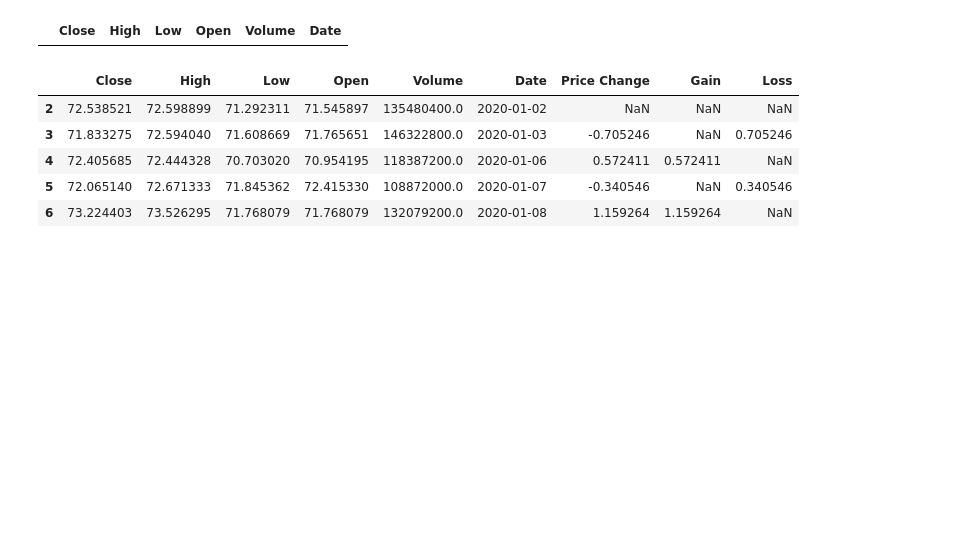
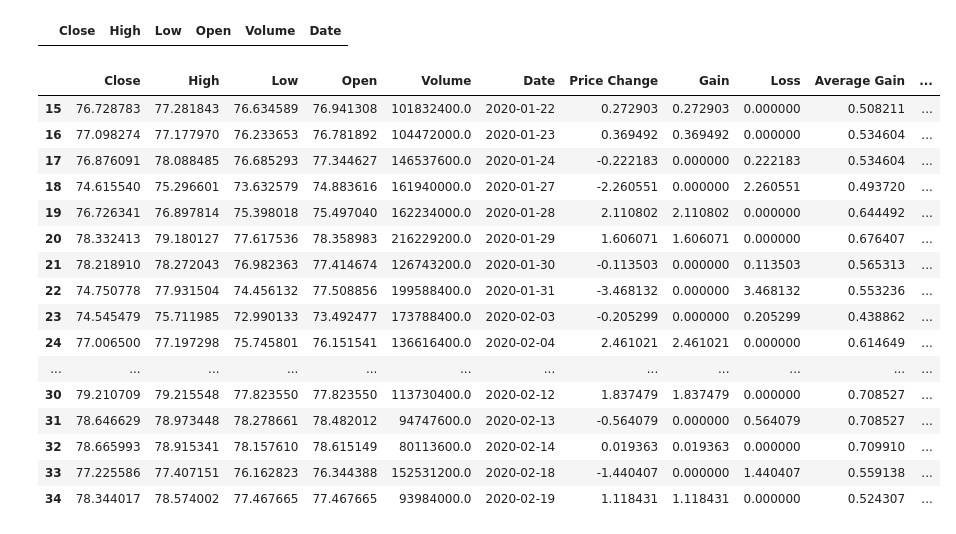
Before and after one commit to jc14-ai/AI-Powered-Stock-Market-Dashboard, a Jupyter notebook: backend/training/model.ipynb, the cells around one changed output. Cells and saved outputs as stored; diff of their text form; code cells hidden in the pictures; blank space fills up the shorter version.

```diff
--- a/backend/training/model.ipynb
+++ b/backend/training/model.ipynb
@@ -152,23 +152,46 @@ df_apple[df_apple['Close'] < 0].head()
 # %% [output]
 |  | Close | High | Low | Open | Volume | Date |
 # %%
-#FEATURE ENGINEERING
+#AAPL FEATURE ENGINEERING
 window = 14
 
-df_apple['Price Change'] = df_apple['Close'].diff()
+df_apple['Price Change'] = df_apple['Close'].diff().fillna(0)
 
 df_apple['Gain'] = df_apple.loc[df_apple['Price Change'] > 0, 'Price Change']
 df_apple['Loss'] = -df_apple.loc[df_apple['Price Change'] < 0, 'Price Change']
+
+df_apple['Gain'] = df_apple['Gain'].fillna(0)
+df_apple['Loss'] = df_apple['Loss'].fillna(0)
+
+df_apple['Average Gain'] = df_apple['Gain'].rolling(window=window).mean().fillna(0)
+df_apple['Average Loss'] = df_apple['Loss'].rolling(window=window).mean().fillna(0)
+
+df_apple = df_apple.drop(index=list(range(2,15)))
+
+df_apple['RS'] = df_apple['Average Gain'] / df_apple['Average Loss']
+
+df_apple['RSI'] = 100 - (100 / (1 + df_apple['RS']))
 
 df_apple.head()
 # df_apple['Average Gain']
 # df_apple['Average Loss']
 # df_apple['RS']
 # df_apple['RSI']
 # %% [output]
-|  | Close | High | Low | Open | Volume | Date | Price Change | Gain | Loss |
-| 2 | 72.538521 | 72.598899 | 71.292311 | 71.545897 | 135480400.0 | 2020-01-02 | NaN | NaN | NaN |
-| 3 | 71.833275 | 72.594040 | 71.608669 | 71.765651 | 146322800.0 | 2020-01-03 | -0.705246 | NaN | 0.705246 |
-| 4 | 72.405685 | 72.444328 | 70.703020 | 70.954195 | 118387200.0 | 2020-01-06 | 0.572411 | 0.572411 | NaN |
-| 5 | 72.065140 | 72.671333 | 71.845362 | 72.415330 | 108872000.0 | 2020-01-07 | -0.340546 | NaN | 0.340546 |
-| 6 | 73.224403 | 73.526295 | 71.768079 | 71.768079 | 132079200.0 | 2020-01-08 | 1.159264 | 1.159264 | NaN |
+|  | Close | High | Low | Open | Volume | Date | Price Change | Gain | Loss | Average Gain | ... |
+| 15 | 76.728783 | 77.281843 | 76.634589 | 76.941308 | 101832400.0 | 2020-01-22 | 0.272903 | 0.272903 | 0.000000 | 0.508211 | ... |
+| 16 | 77.098274 | 77.177970 | 76.233653 | 76.781892 | 104472000.0 | 2020-01-23 | 0.369492 | 0.369492 | 0.000000 | 0.534604 | ... |
+| 17 | 76.876091 | 78.088485 | 76.685293 | 77.344627 | 146537600.0 | 2020-01-24 | -0.222183 | 0.000000 | 0.222183 | 0.534604 | ... |
+| 18 | 74.615540 | 75.296601 | 73.632579 | 74.883616 | 161940000.0 | 2020-01-27 | -2.260551 | 0.000000 | 2.260551 | 0.493720 | ... |
+| 19 | 76.726341 | 76.897814 | 75.398018 | 75.497040 | 162234000.0 | 2020-01-28 | 2.110802 | 2.110802 | 0.000000 | 0.644492 | ... |
+| 20 | 78.332413 | 79.180127 | 77.617536 | 78.358983 | 216229200.0 | 2020-01-29 | 1.606071 | 1.606071 | 0.000000 | 0.676407 | ... |
+| 21 | 78.218910 | 78.272043 | 76.982363 | 77.414674 | 126743200.0 | 2020-01-30 | -0.113503 | 0.000000 | 0.113503 | 0.565313 | ... |
+| 22 | 74.750778 | 77.931504 | 74.456132 | 77.508856 | 199588400.0 | 2020-01-31 | -3.468132 | 0.000000 | 3.468132 | 0.553236 | ... |
+| 23 | 74.545479 | 75.711985 | 72.990133 | 73.492477 | 173788400.0 | 2020-02-03 | -0.205299 | 0.000000 | 0.205299 | 0.438862 | ... |
+| 24 | 77.006500 | 77.197298 | 75.745801 | 76.151541 | 136616400.0 | 2020-02-04 | 2.461021 | 2.461021 | 0.000000 | 0.614649 | ... |
+| ... | ... | ... | ... | ... | ... | ... | ... | ... | ... | ... | ... |
+| 30 | 79.210709 | 79.215548 | 77.823550 | 77.823550 | 113730400.0 | 2020-02-12 | 1.837479 | 1.837479 | 0.000000 | 0.708527 | ... |
+| 31 | 78.646629 | 78.973448 | 78.278661 | 78.482012 | 94747600.0 | 2020-02-13 | -0.564079 | 0.000000 | 0.564079 | 0.708527 | ... |
+| 32 | 78.665993 | 78.915341 | 78.157610 | 78.615149 | 80113600.0 | 2020-02-14 | 0.019363 | 0.019363 | 0.000000 | 0.709910 | ... |
+| 33 | 77.225586 | 77.407151 | 76.162823 | 76.344388 | 152531200.0 | 2020-02-18 | -1.440407 | 0.000000 | 1.440407 | 0.559138 | ... |
+| 34 | 78.344017 | 78.574002 | 77.467665 | 77.467665 | 93984000.0 | 2020-02-19 | 1.118431 | 1.118431 | 0.000000 | 0.524307 | ... |
```
Also changed, not shown: parts of 6 cells of this notebook.
